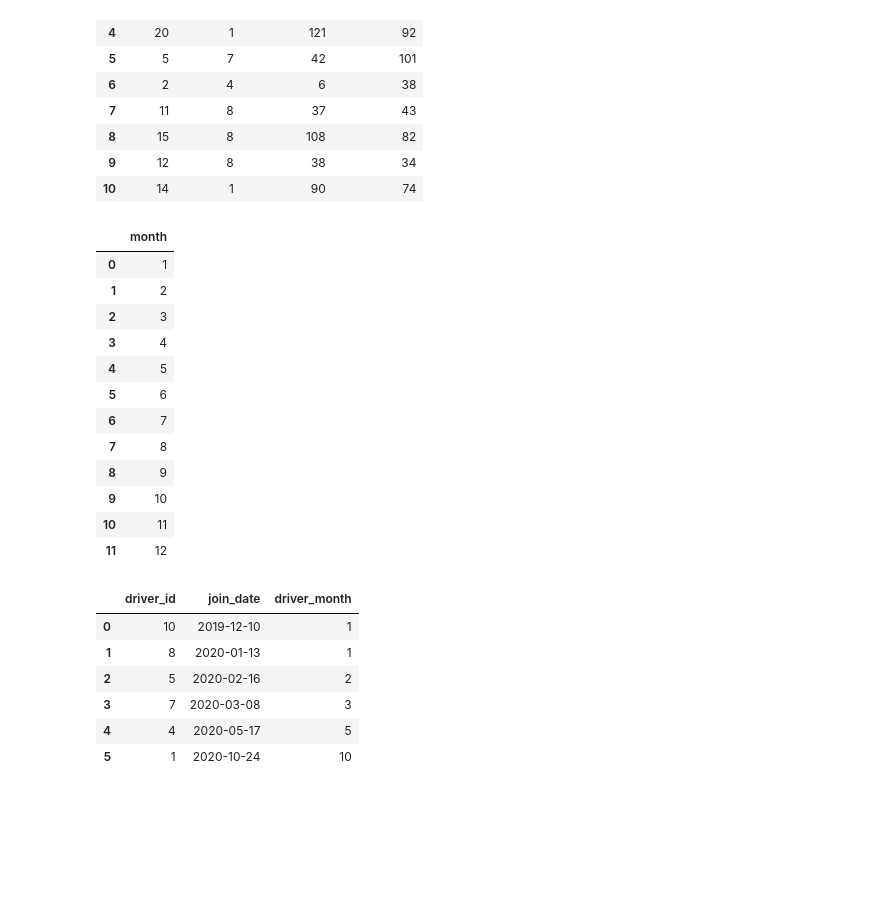
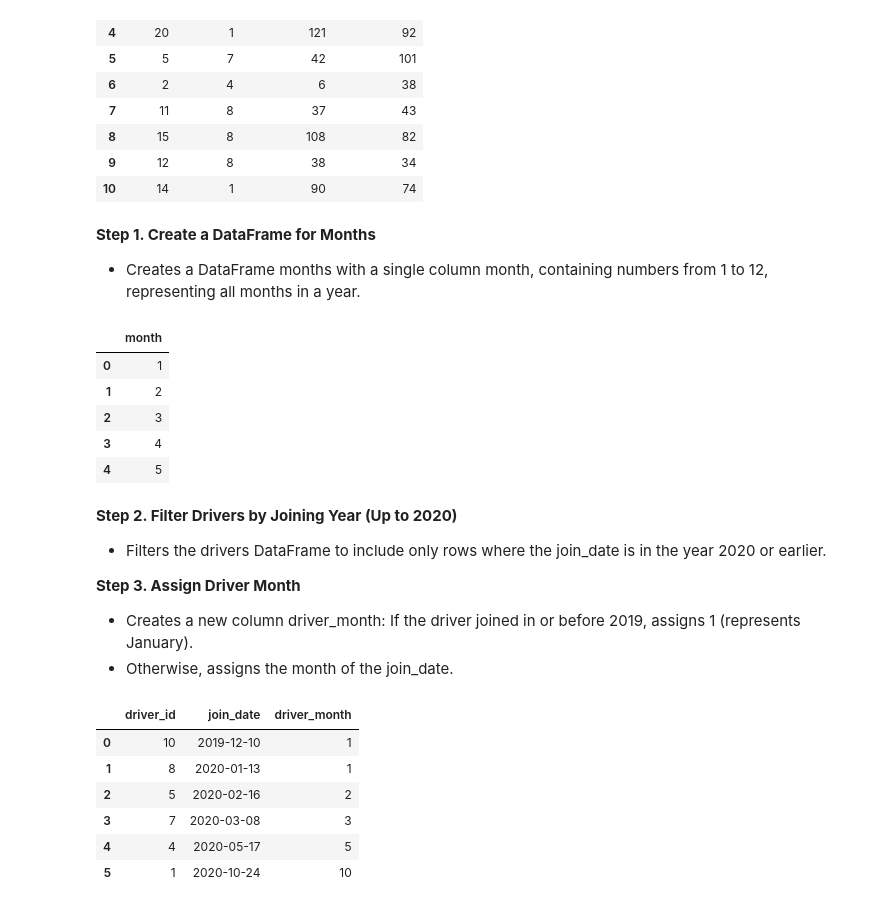
Before and after one commit to SKawsar/Pandas-Hard-Data-Preprocessing, a Jupyter notebook: Hopper Company Queries II.ipynb, the cells around one changed output. Drawn from its saved outputs; the diff is of its cells as text; code cells hidden in the pictures; blank space fills up the shorter version.

```diff
--- a/Hopper Company Queries II.ipynb
+++ b/Hopper Company Queries II.ipynb
@@ -254,23 +254,27 @@ display(accepted_rides)
 | 8 | 15 | 8 | 108 | 82 |
 | 9 | 12 | 8 | 38 | 34 |
 | 10 | 14 | 1 | 90 | 74 |
+# %% [markdown]
+**Step 1. Create a DataFrame for Months**
+- Creates a DataFrame months with a single column month, containing numbers from 1 to 12, representing all months in a year.
 # %%
 months = pd.DataFrame({'month': range(1, 13)})
-display(months)
+display(months.head())
 # %% [output]
 |  | month |
 | 0 | 1 |
 | 1 | 2 |
 | 2 | 3 |
 | 3 | 4 |
 | 4 | 5 |
-| 5 | 6 |
-| 6 | 7 |
-| 7 | 8 |
-| 8 | 9 |
-| 9 | 10 |
-| 10 | 11 |
-| 11 | 12 |
+# %% [markdown]
+**Step 2. Filter Drivers by Joining Year (Up to 2020)**
+- Filters the drivers DataFrame to include only rows where the join_date is in the year 2020 or earlier.
+
+**Step 3. Assign Driver Month**
+- Creates a new column driver_month:
+If the driver joined in or before 2019, assigns 1 (represents January).
+- Otherwise, assigns the month of the join_date.
 # %%
 drivers= drivers[drivers['join_date'].dt.year<=2020]
 drivers['driver_month']=drivers['join_date'].apply(lambda x: 1 if x.year<=2019 else x.month)
```
Also changed, not shown: parts of 14 cells of this notebook.
